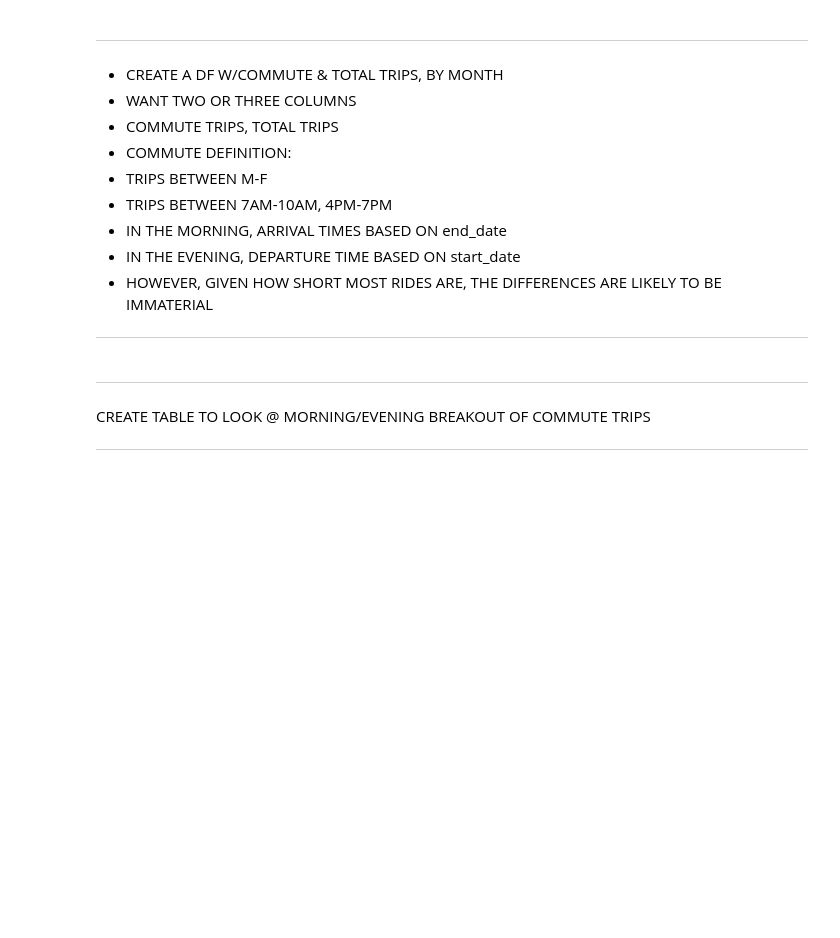
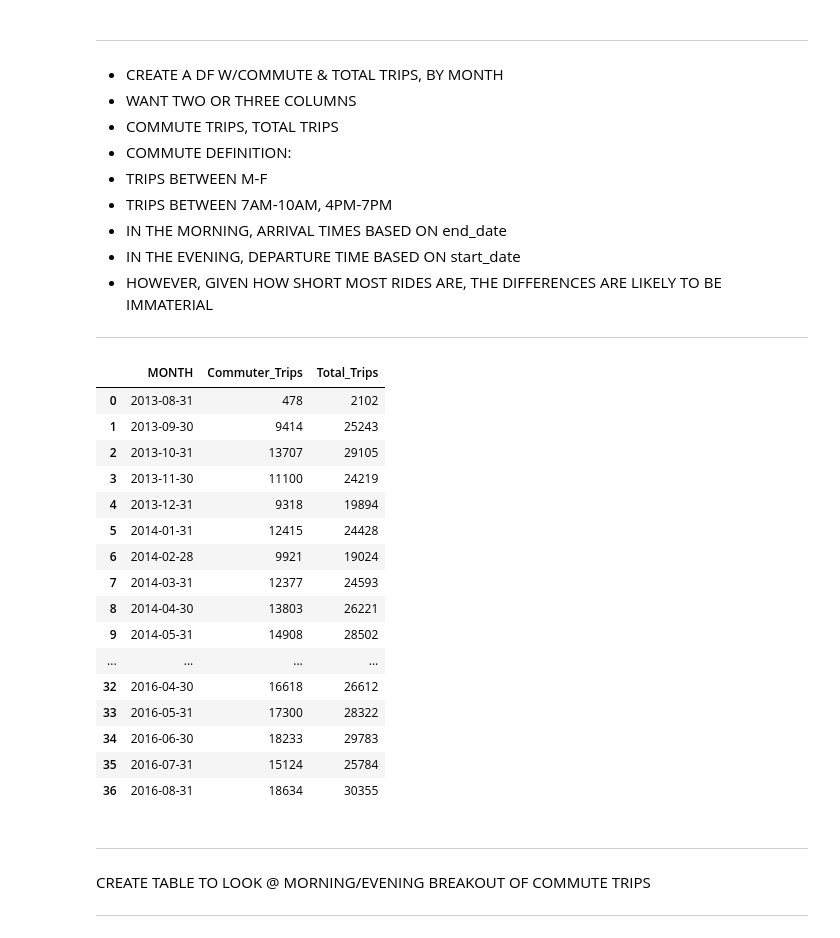
Before and after one commit to FuriousGeorge19/W205-project-1, a Jupyter notebook: Project_1.ipynb, the cells around one changed output. Saved outputs shown, nothing was run; the diff lists cells and outputs as text; code cells hidden in the pictures; blank space fills up the shorter version.

```diff
--- a/Project_1.ipynb
+++ b/Project_1.ipynb
@@ -254,6 +254,26 @@ FROM
 )
 GROUP BY 1
 ORDER BY 1;
+# %%
+commute_vs_total_trips
+# %% [output]
+|  | MONTH | Commuter_Trips | Total_Trips |
+| 0 | 2013-08-31 | 478 | 2102 |
+| 1 | 2013-09-30 | 9414 | 25243 |
+| 2 | 2013-10-31 | 13707 | 29105 |
+| 3 | 2013-11-30 | 11100 | 24219 |
+| 4 | 2013-12-31 | 9318 | 19894 |
+| 5 | 2014-01-31 | 12415 | 24428 |
+| 6 | 2014-02-28 | 9921 | 19024 |
+| 7 | 2014-03-31 | 12377 | 24593 |
+| 8 | 2014-04-30 | 13803 | 26221 |
+| 9 | 2014-05-31 | 14908 | 28502 |
+| ... | ... | ... | ... |
+| 32 | 2016-04-30 | 16618 | 26612 |
+| 33 | 2016-05-31 | 17300 | 28322 |
+| 34 | 2016-06-30 | 18233 | 29783 |
+| 35 | 2016-07-31 | 15124 | 25784 |
+| 36 | 2016-08-31 | 18634 | 30355 |
 # %% [markdown]
 ***
 CREATE TABLE TO LOOK @ MORNING/EVENING BREAKOUT OF COMMUTE TRIPS
```
Also changed, not shown: parts of 6 cells of this notebook.
